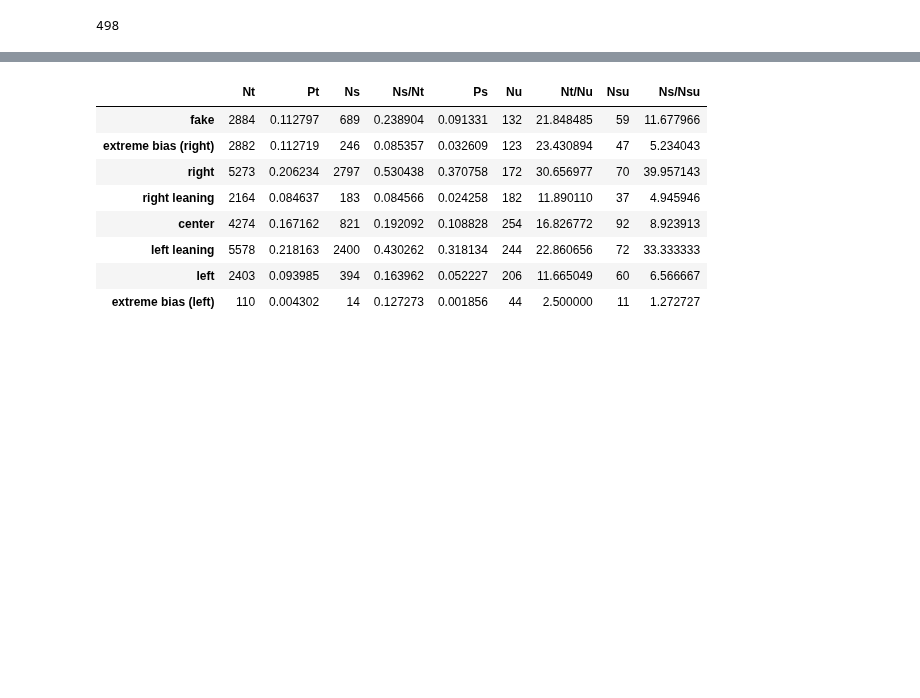
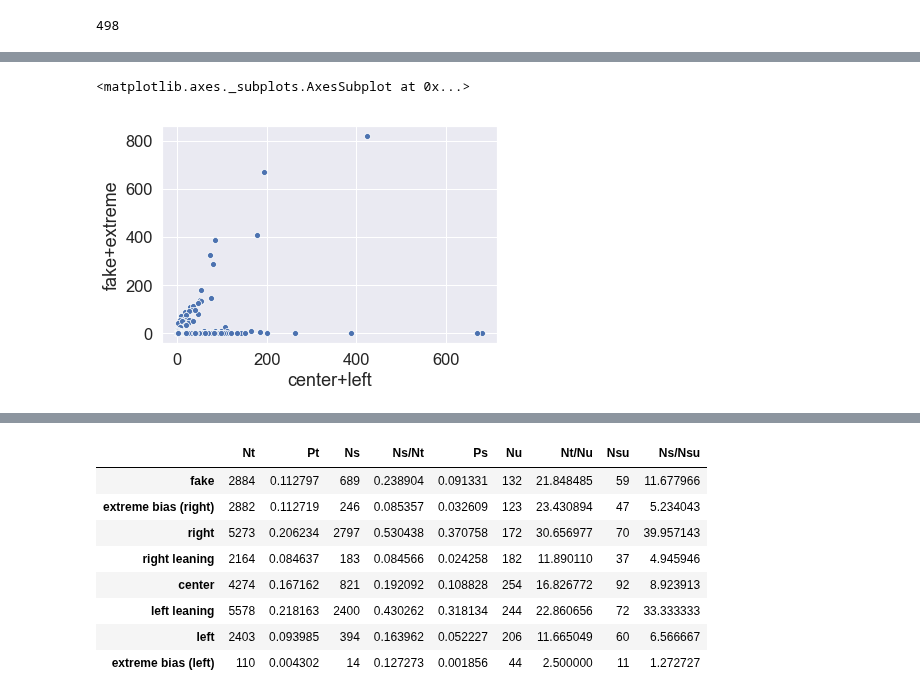
Before and after one commit to kayzhou/fake_news_during_election, a Jupyter notebook: all_tweets.ipynb, the cells around one changed output, grey strips where cells are left out. Drawn from its saved outputs; the diff is of its cells as text; code cells hidden in the pictures; blank space fills up the shorter version.

```diff
--- a/all_tweets.ipynb
+++ b/all_tweets.ipynb
@@ -325,0 +361,9 @@ len(IRA_users)
+# %%
+IRA_u.loc[:, "fake+right"] = IRA_u["fake"] + IRA_u["extreme bias (right)"] + IRA_u["right"] + \
+    IRA_u["right leaning"] + IRA_u["extreme bias (left)"]
+# %%
+IRA_u.loc[:, "center+left"] = IRA_u["center"] + IRA_u["left leaning"]
+# %%
+IRA_u.loc[:, "fake+extreme"] = IRA_u["fake"] + IRA_u["extreme bias (right)"]
+# %%
+IRA_u.loc[:, "fake/left"] = np.log((IRA_u["center+left"] + 1)) - np.log((IRA_u["fake+extreme"] + 1))
@@ -325,0 +412,8 @@ len(IRA_users)
+# %%
+sns.scatterplot(x="center+left", y="fake+extreme", data=IRA_u)
+# plt.title("Number of IRA's tweets corresponding to media categories")
+# plt.xscale("log")
+# plt.yscale("log")
+# %% [output]
+<matplotlib.axes._subplots.AxesSubplot at 0x...>
+[figure, added]
```
Also changed, not shown: parts of 36 cells of this notebook, 2 other files.
